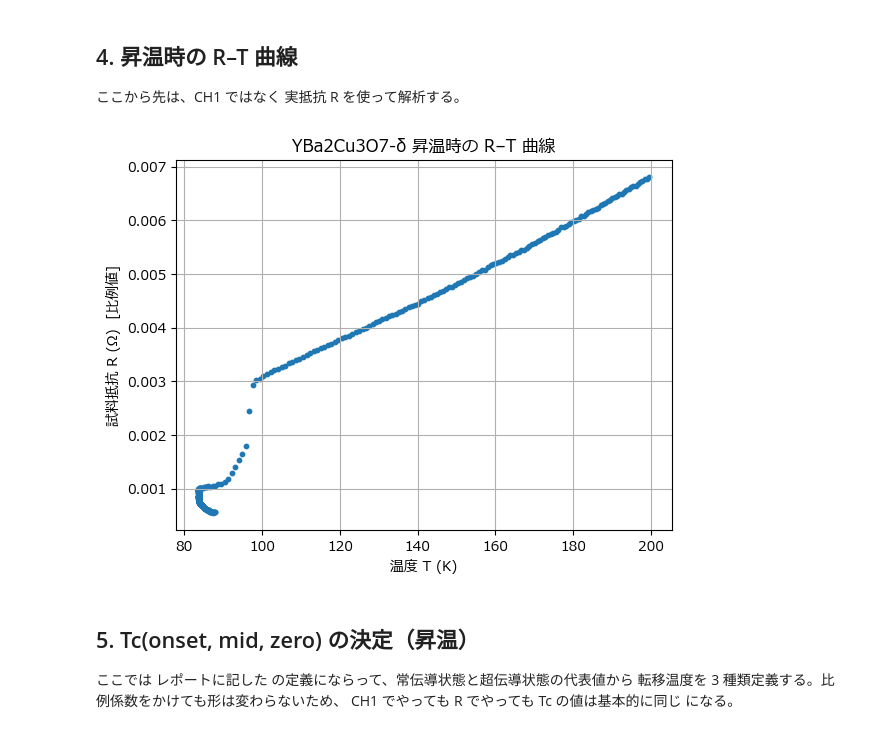
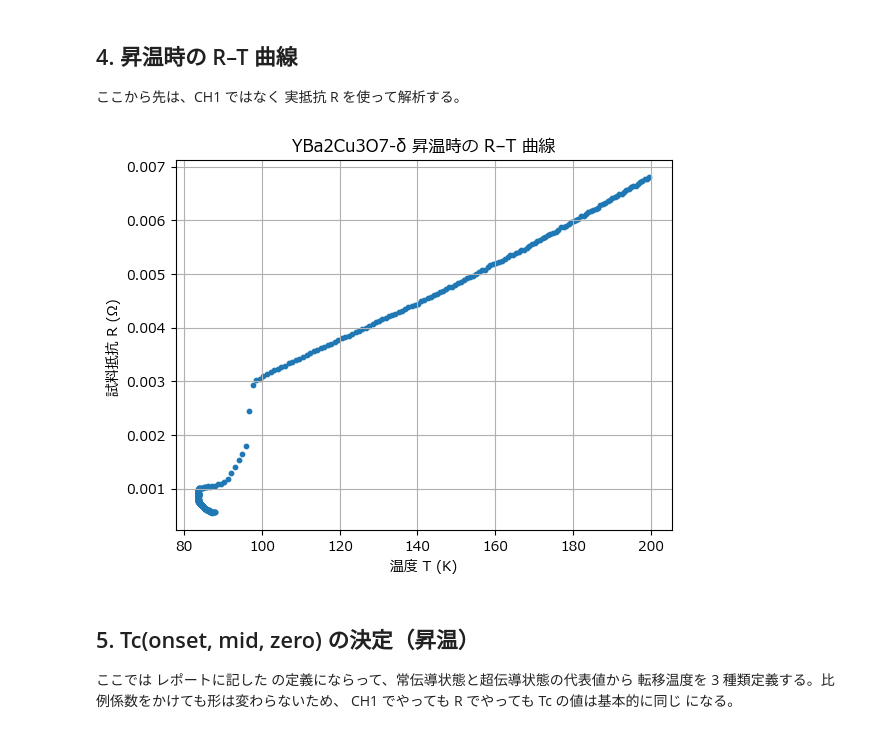
Before and after one commit to kyoka1013/superconductivity, a Jupyter notebook: 超伝導_解析_完成版.ipynb, the cells around one changed output. Cells and saved outputs as stored; diff of their text form; code cells hidden in the pictures.

```diff
--- a/超伝導_解析_完成版.ipynb
+++ b/超伝導_解析_完成版.ipynb
@@ -121,15 +121,15 @@ df_up[["T_K","Vs","R_ohm"]].head()
 # %%
 
 # R-T 曲線（昇温）
 plt.figure()
 plt.scatter(df_up["T_K"], df_up["R_ohm"],s=10)
 plt.xlabel("温度 T (K)")
-plt.ylabel("試料抵抗 R (Ω)  [比例値]")
+plt.ylabel("試料抵抗 R (Ω) ")
 plt.title("YBa2Cu3O7-δ 昇温時の R–T 曲線")
 plt.grid(True)
 plt.show()
 # %% [output]
-[figure, old version]
+[figure, new version]
 # %% [markdown]
 ## 5. Tc(onset, mid, zero) の決定（昇温）
 
```
Also changed, not shown: parts of 9 cells of this notebook.
